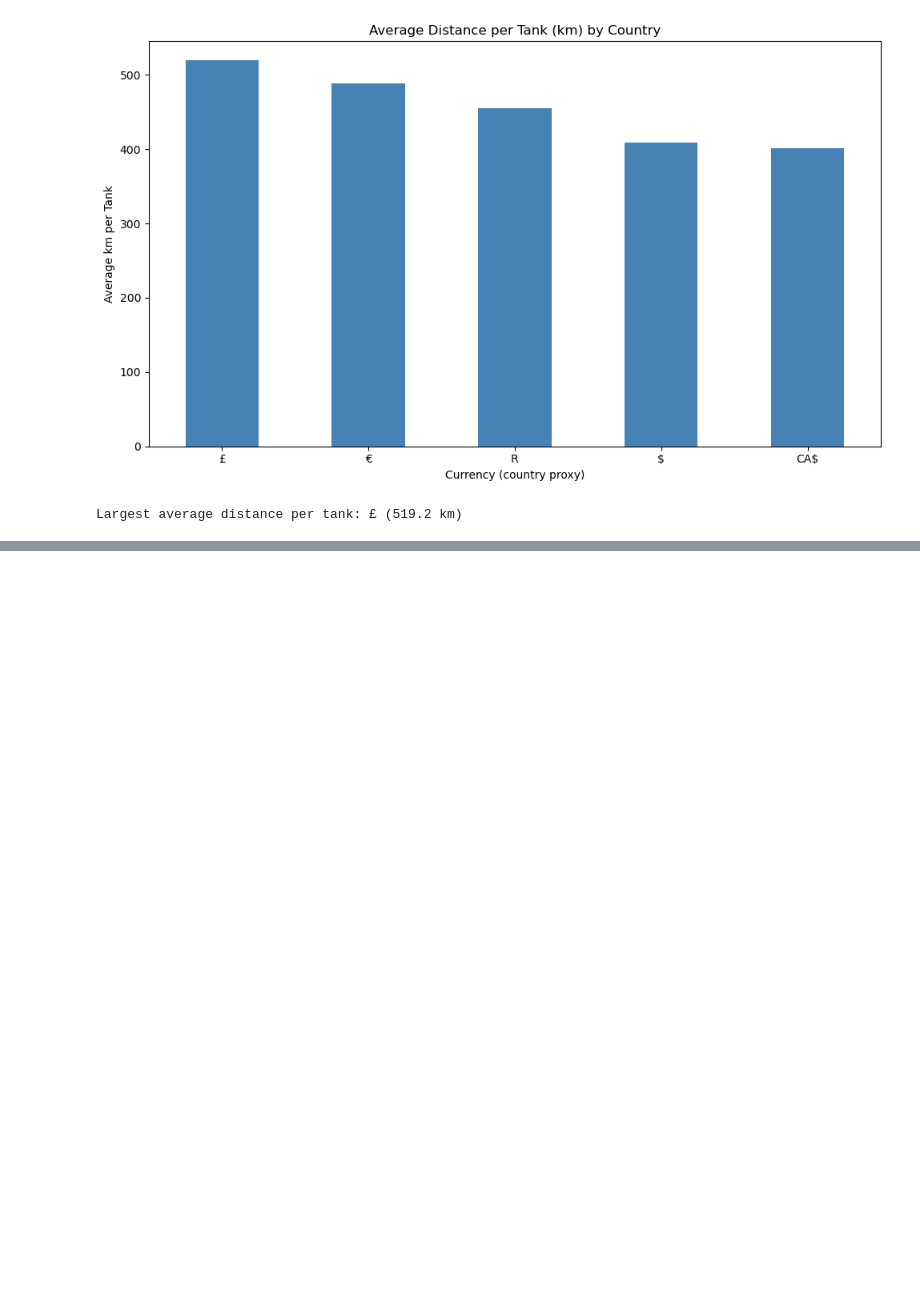
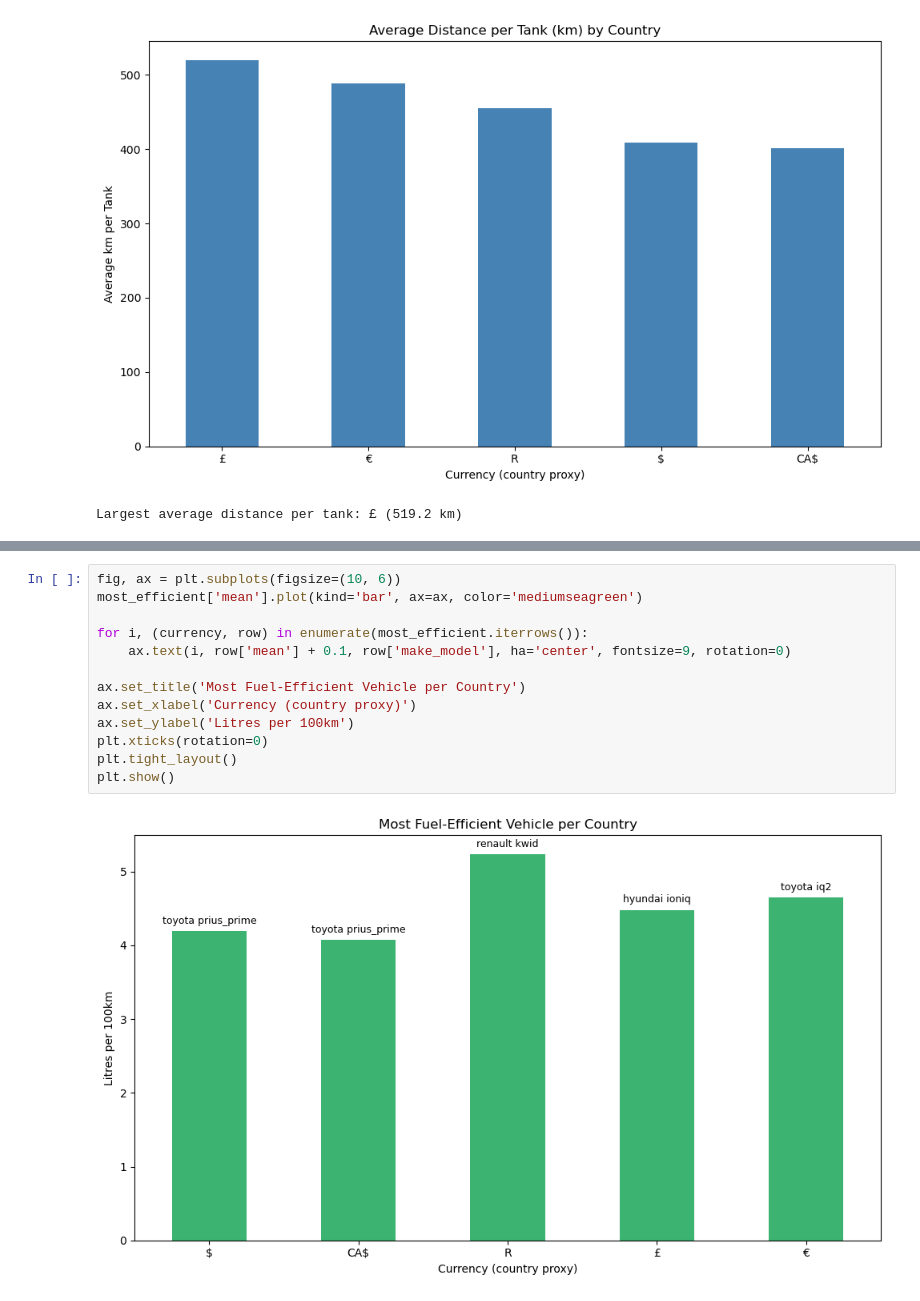
Before and after one commit to SufyaanMahomed/IDVE-Assignment, a Jupyter notebook: ass.ipynb, the cells around one changed output, grey strips where cells are left out. Cells and saved outputs as stored; diff of their text form; blank space fills up the shorter version.

```diff
--- a/ass.ipynb
+++ b/ass.ipynb
@@ -1051,0 +1226,15 @@ Largest average distance per tank: £ (519.2 km)
+# %%
+fig, ax = plt.subplots(figsize=(10, 6))
+most_efficient['mean'].plot(kind='bar', ax=ax, color='mediumseagreen')
+
+for i, (currency, row) in enumerate(most_efficient.iterrows()):
+    ax.text(i, row['mean'] + 0.1, row['make_model'], ha='center', fontsize=9, rotation=0)
+
+ax.set_title('Most Fuel-Efficient Vehicle per Country')
+ax.set_xlabel('Currency (country proxy)')
+ax.set_ylabel('Litres per 100km')
+plt.xticks(rotation=0)
+plt.tight_layout()
+plt.show()
+# %% [output]
+[figure, added]
```
Also changed, not shown: parts of 12 cells of this notebook.
